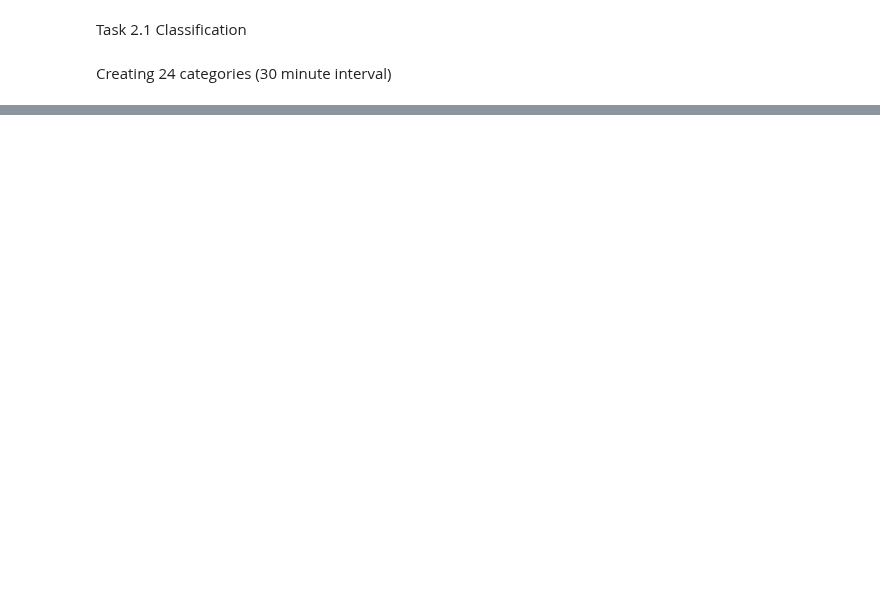
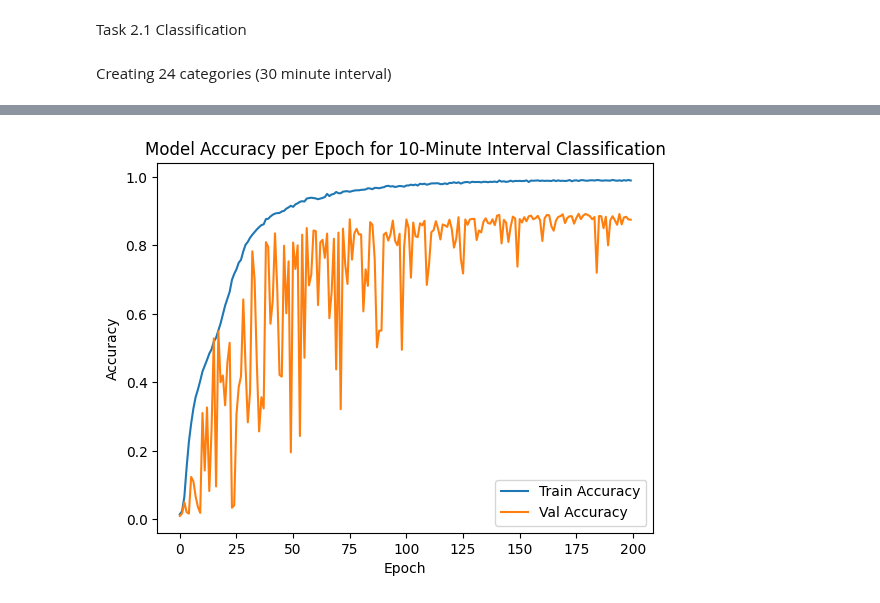
Before and after one commit to watchthedoge/IDL_22, a Jupyter notebook: Assignment_1/Part_2/task2.ipynb, the cells around one changed output, grey strips where cells are left out. Drawn from its saved outputs; the diff is of its cells as text; code cells hidden in the pictures; blank space fills up the shorter version.

```diff
--- a/Assignment_1/Part_2/task2.ipynb
+++ b/Assignment_1/Part_2/task2.ipynb
@@ -165,0 +206,29 @@ KeyboardInterrupt:
+# %%
+# Create class labels for 72 categories (10 minute intervals)
+y_train_72 = to_class_label(y_train_orig[:,0], y_train_orig[:,1], interval=10)
+y_val_72 = to_class_label(y_val_orig[:,0], y_val_orig[:,1], interval=10)
+y_test_72 = to_class_label(y_test_orig[:,0], y_test_orig[:,1], interval=10)
+
+y_train_72 = to_categorical(y_train_72, 72)
+y_val_72 = to_categorical(y_val_72, 72)
+y_test_72 = to_categorical(y_test_72, 72)
+# %%
+
+classification_checkpoint = ModelCheckpoint(
+    filepath="model_classification_10.keras",
+    monitor="val_loss",
+    save_best_only=True,
+    save_weights_only=False,
+    mode="min",
+    verbose=False
+)
+lr_scheduler = ReduceLROnPlateau(
+    monitor="val_loss",
+    factor=0.9,
+    patience=5,
+    verbose=1,
+    min_lr=1e-4
+)
+
+model_classification_10min_interval = model_classification(pixel_size, num_categories=72)
+history_10 = model_classification_10min_interval.fit(X_train, y_train_72, epochs=200, batch_size=64, validation_data=(X_val, y_val_72), callbacks=[classification_checkpoint, lr_scheduler])
@@ -165,0 +253,11 @@ KeyboardInterrupt:
+# %%
+plt.title('Model Accuracy per Epoch for 10-Minute Interval Classification')
+plt.plot(history_10.history['accuracy'], label='Train Accuracy')
+plt.plot(history_10.history['val_accuracy'], label='Val Accuracy')
+plt.xlabel('Epoch')
+plt.ylabel('Accuracy')
+plt.legend()
+plt.savefig('accuracy_10min_interval.png')
+plt.show()
+# %% [output]
+[figure, added]
```
Also changed, not shown: parts of 35 cells of this notebook, 11 other files.
